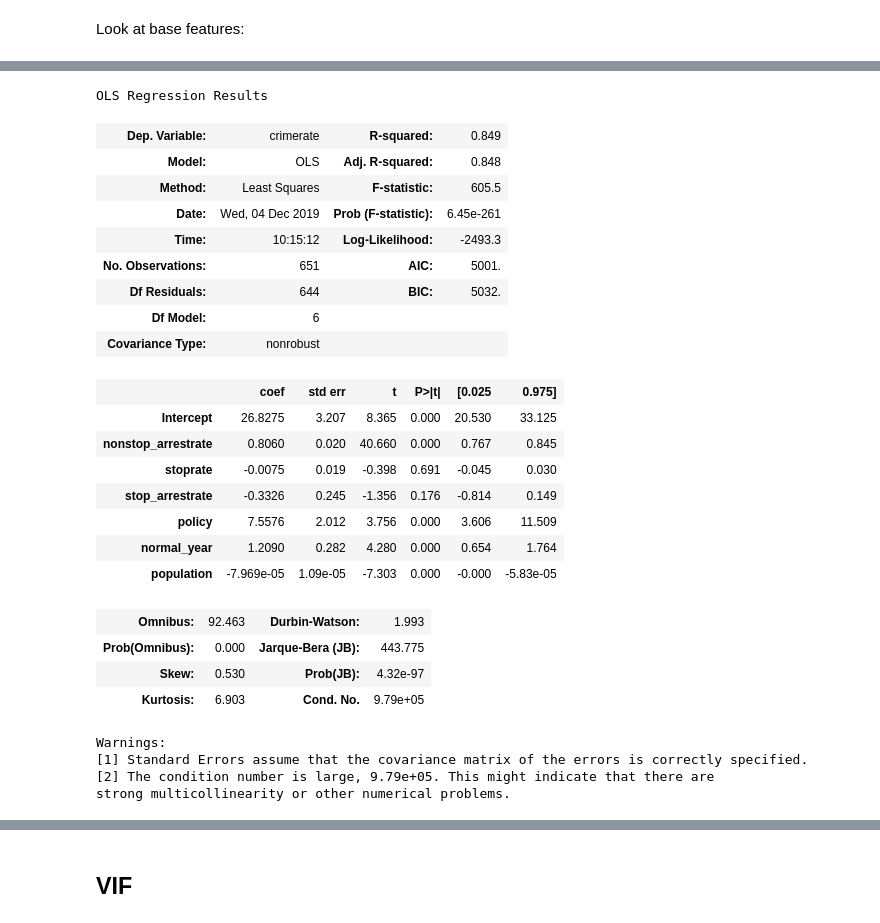
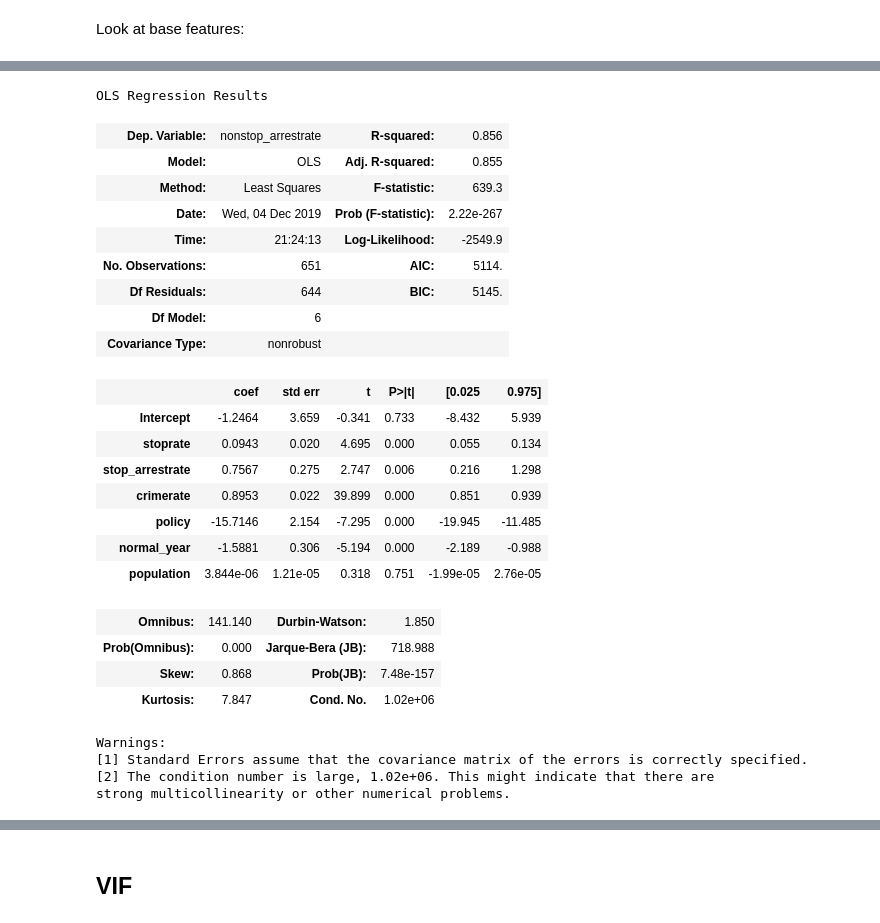
Before and after one commit to anilca-lab/FIS-Mod4-Project, a Jupyter notebook: brad_modeling.ipynb, the cells around one changed output, grey strips where cells are left out. Cells and saved outputs as stored; diff of their text form; code cells hidden in the pictures.

```diff
--- a/brad_modeling.ipynb
+++ b/brad_modeling.ipynb
@@ -45,8 +45,8 @@ import statsmodels.api as sm
 # %% [markdown]
 Look at base features:
 # %%
-x_vars = ['population', 'arrests', 'stops', 'stop_arrests', 'policy', 'normal_year']
-results = dm.run_ols(df, x_vars, 'cmplnts')
+x_vars = ['population', 'cmplnts', 'stops', 'stop_arrests', 'policy', 'normal_year']
+results = dm.run_ols(df, x_vars, 'nonstop_arrests')
 results['result'].summary()
 # %% [output]
 OLS Regression Results
@@ -77,31 +77,31 @@ Warnings:
 strong multicollinearity or other numerical problems.
 # %%
-x_vars = ['nonstop_arrestrate','stoprate','stop_arrestrate','policy','normal_year','population']
-dm.run_ols(df, x_vars, 'crimerate')['result'].summary()
+x_vars = ['stoprate','stop_arrestrate','crimerate','policy','normal_year','population']
+dm.run_ols(df, x_vars, 'nonstop_arrestrate')['result'].summary()
 # %% [output]
 OLS Regression Results
-| Dep. Variable: | crimerate | R-squared: | 0.849 |
-| Model: | OLS | Adj. R-squared: | 0.848 |
-| Method: | Least Squares | F-statistic: | 605.5 |
-| Date: | Wed, 04 Dec 2019 | Prob (F-statistic): | 6.45e-261 |
-| Time: | 10:15:12 | Log-Likelihood: | -2493.3 |
-| No. Observations: | 651 | AIC: | 5001. |
-| Df Residuals: | 644 | BIC: | 5032. |
+| Dep. Variable: | nonstop_arrestrate | R-squared: | 0.856 |
+| Model: | OLS | Adj. R-squared: | 0.855 |
+| Method: | Least Squares | F-statistic: | 639.3 |
+| Date: | Wed, 04 Dec 2019 | Prob (F-statistic): | 2.22e-267 |
+| Time: | 21:24:13 | Log-Likelihood: | -2549.9 |
+| No. Observations: | 651 | AIC: | 5114. |
+| Df Residuals: | 644 | BIC: | 5145. |
 | Df Model: | 6 |  |  |
 | Covariance Type: | nonrobust |  |  |
 |  | coef | std err | t | P>|t| | [0.025 | 0.975] |
-| Intercept | 26.8275 | 3.207 | 8.365 | 0.000 | 20.530 | 33.125 |
-| nonstop_arrestrate | 0.8060 | 0.020 | 40.660 | 0.000 | 0.767 | 0.845 |
-| stoprate | -0.0075 | 0.019 | -0.398 | 0.691 | -0.045 | 0.030 |
-| stop_arrestrate | -0.3326 | 0.245 | -1.356 | 0.176 | -0.814 | 0.149 |
-| policy | 7.5576 | 2.012 | 3.756 | 0.000 | 3.606 | 11.509 |
-| normal_year | 1.2090 | 0.282 | 4.280 | 0.000 | 0.654 | 1.764 |
-| population | -7.969e-05 | 1.09e-05 | -7.303 | 0.000 | -0.000 | -5.83e-05 |
+| Intercept | -1.2464 | 3.659 | -0.341 | 0.733 | -8.432 | 5.939 |
+| stoprate | 0.0943 | 0.020 | 4.695 | 0.000 | 0.055 | 0.134 |
+| stop_arrestrate | 0.7567 | 0.275 | 2.747 | 0.006 | 0.216 | 1.298 |
+| crimerate | 0.8953 | 0.022 | 39.899 | 0.000 | 0.851 | 0.939 |
+| policy | -15.7146 | 2.154 | -7.295 | 0.000 | -19.945 | -11.485 |
+| normal_year | -1.5881 | 0.306 | -5.194 | 0.000 | -2.189 | -0.988 |
+| population | 3.844e-06 | 1.21e-05 | 0.318 | 0.751 | -1.99e-05 | 2.76e-05 |
-| Omnibus: | 92.463 | Durbin-Watson: | 1.993 |
-| Prob(Omnibus): | 0.000 | Jarque-Bera (JB): | 443.775 |
-| Skew: | 0.530 | Prob(JB): | 4.32e-97 |
-| Kurtosis: | 6.903 | Cond. No. | 9.79e+05 |
+| Omnibus: | 141.140 | Durbin-Watson: | 1.850 |
+| Prob(Omnibus): | 0.000 | Jarque-Bera (JB): | 718.988 |
+| Skew: | 0.868 | Prob(JB): | 7.48e-157 |
+| Kurtosis: | 7.847 | Cond. No. | 1.02e+06 |
 Warnings:
 [1] Standard Errors assume that the covariance matrix of the errors is correctly specified.
-[2] The condition number is large, 9.79e+05. This might indicate that there are
+[2] The condition number is large, 1.02e+06. This might indicate that there are
 strong multicollinearity or other numerical problems.
```
Also changed, not shown: parts of 19 cells of this notebook.
